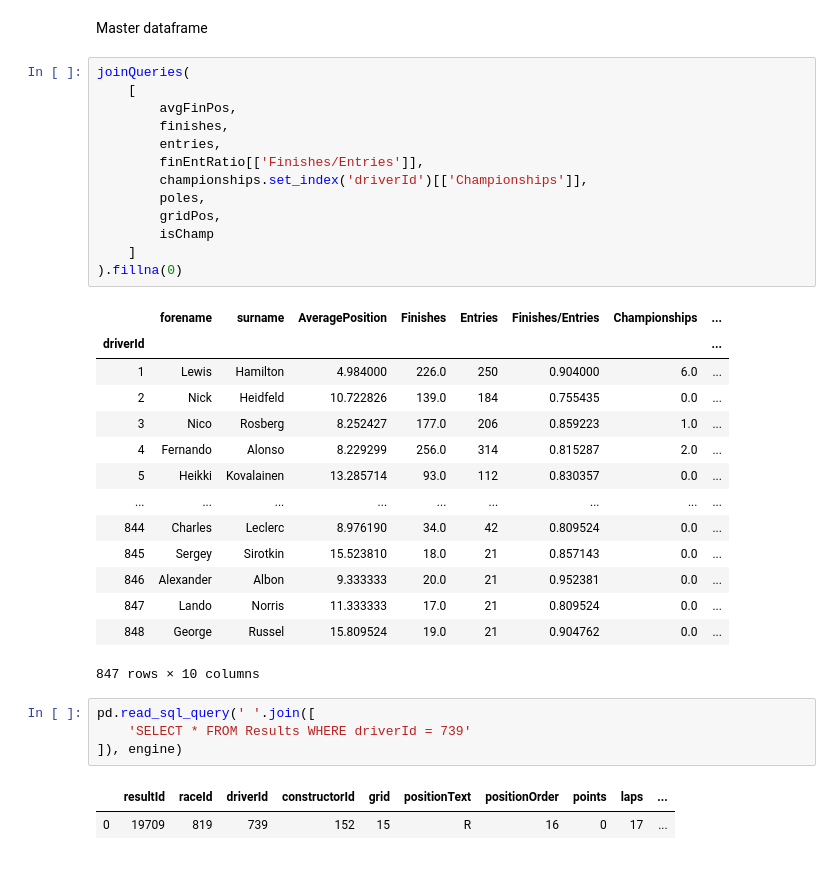
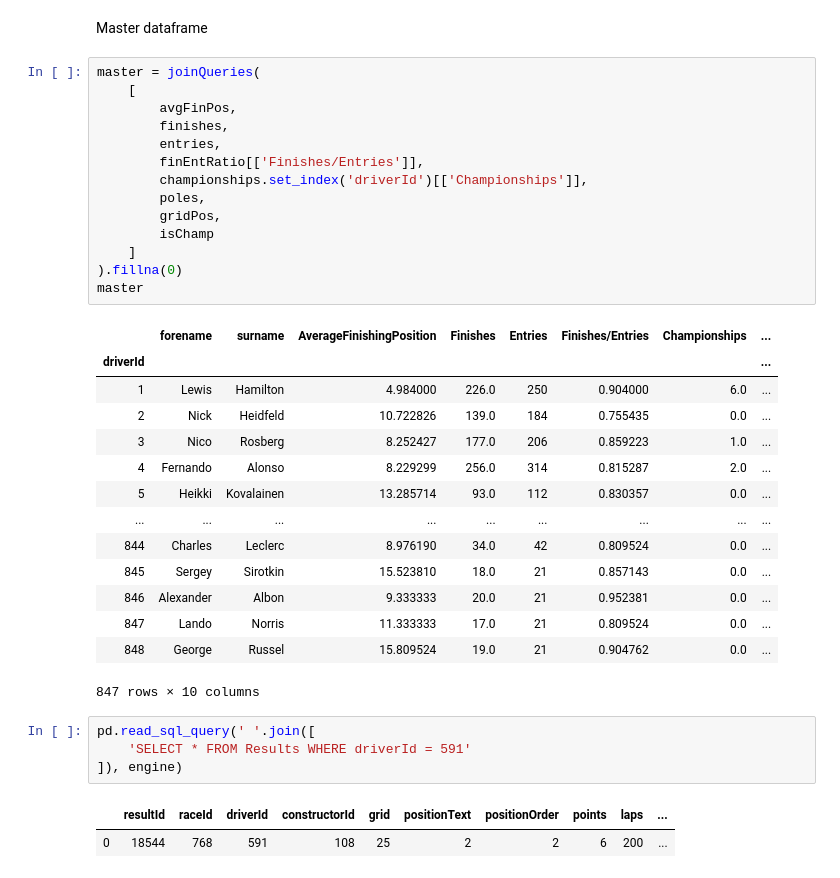
Before and after one commit to osskari/F1Data, a Jupyter notebook: Untitled.ipynb, the cells around one changed output. Drawn from its saved outputs; the diff is of its cells as text.

```diff
--- a/Untitled.ipynb
+++ b/Untitled.ipynb
@@ -659,7 +676,7 @@ isChamp
 # %% [markdown]
 Master dataframe
 # %%
-joinQueries(
+master = joinQueries(
     [
         avgFinPos,
         finishes,
@@ -671,8 +688,9 @@ joinQueries(
         isChamp
     ]
 ).fillna(0)
+master
 # %% [output]
-|  | forename | surname | AveragePosition | Finishes | Entries | Finishes/Entries | Championships | ... |
+|  | forename | surname | AverageFinishingPosition | Finishes | Entries | Finishes/Entries | Championships | ... |
 | driverId |  |  |  |  |  |  |  | ... |
 | 1 | Lewis | Hamilton | 4.984000 | 226.0 | 250 | 0.904000 | 6.0 | ... |
 | 2 | Nick | Heidfeld | 10.722826 | 139.0 | 184 | 0.755435 | 0.0 | ... |
@@ -688,8 +706,8 @@ joinQueries(
 847 rows × 10 columns
 # %%
 pd.read_sql_query(' '.join([
-    'SELECT * FROM Results WHERE driverId = 739'
+    'SELECT * FROM Results WHERE driverId = 591'
 ]), engine)
 # %% [output]
 |  | resultId | raceId | driverId | constructorId | grid | positionText | positionOrder | points | laps | ... |
-| 0 | 19709 | 819 | 739 | 152 | 15 | R | 16 | 0 | 17 | ... |
+| 0 | 18544 | 768 | 591 | 108 | 25 | 2 | 2 | 6 | 200 | ... |
```
Also changed, not shown: parts of 3 cells of this notebook.
